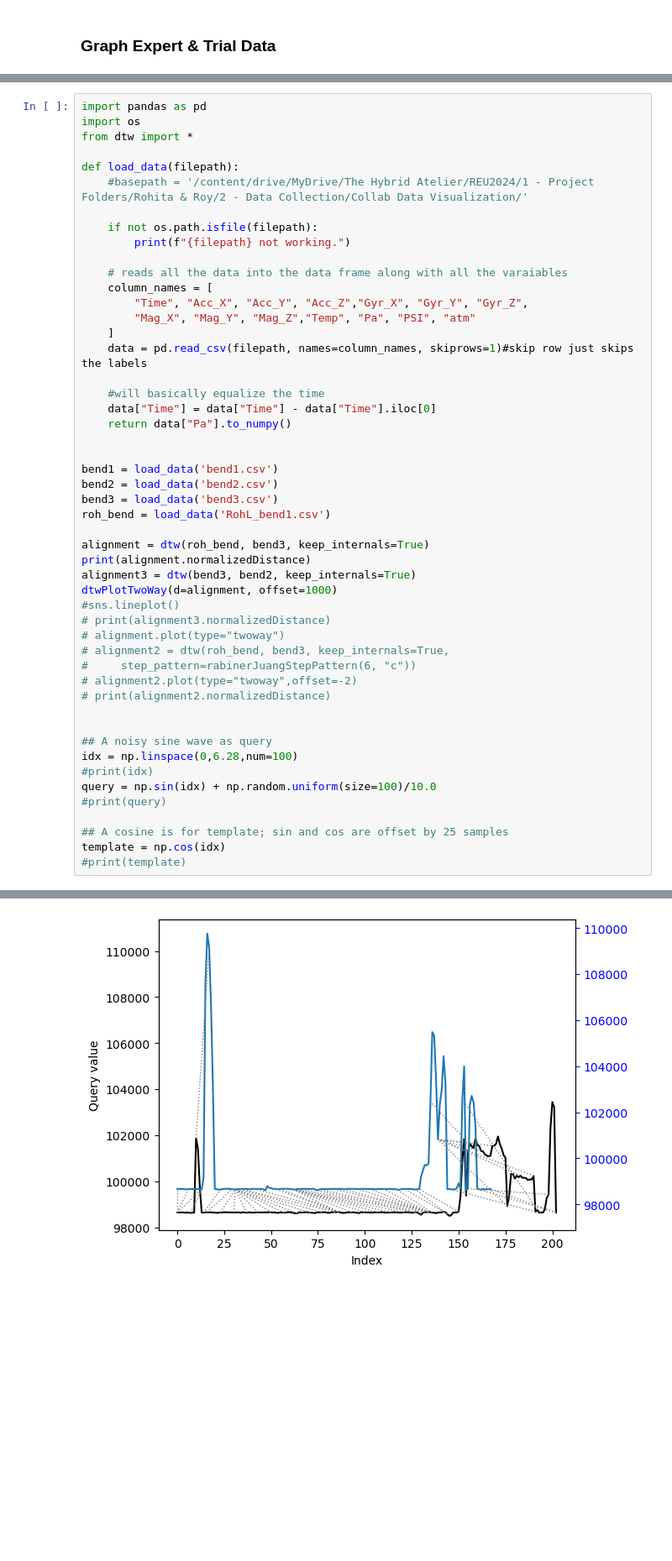
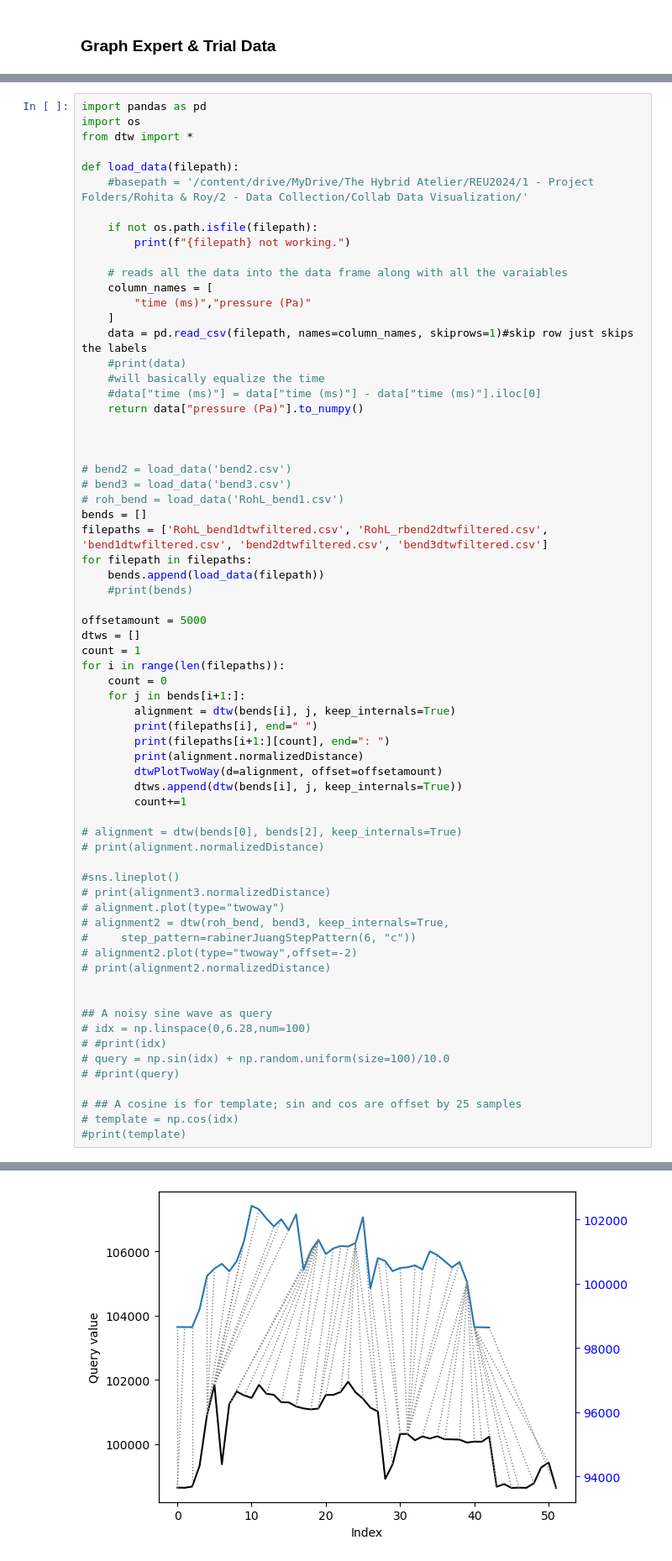
Before and after one commit to The-Hybrid-Atelier/2024-REU-Neon, a Jupyter notebook: livePressureExp/PressureLiveViz.ipynb, the cells around one changed output, grey strips where cells are left out. Shown at 84% size. Drawn from its saved outputs; the diff is of its cells as text; blank space fills up the shorter version.

Commit message:
data viz w/ diff's

```diff
--- a/livePressureExp/PressureLiveViz.ipynb
+++ b/livePressureExp/PressureLiveViz.ipynb
@@ -188,25 +332,42 @@ def load_data(filepath):
 
     # reads all the data into the data frame along with all the varaiables
     column_names = [
-        "Time", "Acc_X", "Acc_Y", "Acc_Z","Gyr_X", "Gyr_Y", "Gyr_Z",
-        "Mag_X", "Mag_Y", "Mag_Z","Temp", "Pa", "PSI", "atm"
+        "time (ms)","pressure (Pa)"
     ]
     data = pd.read_csv(filepath, names=column_names, skiprows=1)#skip row just skips the labels
-
+    #print(data)
     #will basically equalize the time
-    data["Time"] = data["Time"] - data["Time"].iloc[0]
-    return data["Pa"].to_numpy()
+    #data["time (ms)"] = data["time (ms)"] - data["time (ms)"].iloc[0]
+    return data["pressure (Pa)"].to_numpy()
 
 
-bend1 = load_data('bend1.csv')
-bend2 = load_data('bend2.csv')
-bend3 = load_data('bend3.csv')
-roh_bend = load_data('RohL_bend1.csv')
 
-alignment = dtw(roh_bend, bend3, keep_internals=True)
-print(alignment.normalizedDistance)
-alignment3 = dtw(bend3, bend2, keep_internals=True)
-dtwPlotTwoWay(d=alignment, offset=1000)
+# bend2 = load_data('bend2.csv')
+# bend3 = load_data('bend3.csv')
+# roh_bend = load_data('RohL_bend1.csv')
+bends = []
+filepaths = ['RohL_bend1dtwfiltered.csv', 'RohL_rbend2dtwfiltered.csv', 'bend1dtwfiltered.csv', 'bend2dtwfiltered.csv', 'bend3dtwfiltered.csv']
+for filepath in filepaths:
+    bends.append(load_data(filepath))
+    #print(bends)
+
+offsetamount = 5000
+dtws = []
+count = 1
+for i in range(len(filepaths)):
+    count = 0
+    for j in bends[i+1:]:
+        alignment = dtw(bends[i], j, keep_internals=True)
+        print(filepaths[i], end=" ")
+        print(filepaths[i+1:][count], end=": ")
+        print(alignment.normalizedDistance)
+        dtwPlotTwoWay(d=alignment, offset=offsetamount)
+        dtws.append(dtw(bends[i], j, keep_internals=True))
+        count+=1
+
+# alignment = dtw(bends[0], bends[2], keep_internals=True)
+# print(alignment.normalizedDistance)
+
 #sns.lineplot()
 # print(alignment3.normalizedDistance)
 # alignment.plot(type="twoway")
@@ -217,12 +378,12 @@ dtwPlotTwoWay(d=alignment, offset=1000)
 
 
 ## A noisy sine wave as query
-idx = np.linspace(0,6.28,num=100)
-#print(idx)
-query = np.sin(idx) + np.random.uniform(size=100)/10.0
-#print(query)
+# idx = np.linspace(0,6.28,num=100)
+# #print(idx)
+# query = np.sin(idx) + np.random.uniform(size=100)/10.0
+# #print(query)
 
-## A cosine is for template; sin and cos are offset by 25 samples
-template = np.cos(idx)
+# ## A cosine is for template; sin and cos are offset by 25 samples
+# template = np.cos(idx)
 #print(template)
 # %% [output]
@@ -230 +404 @@ template = np.cos(idx)
-[figure, old version]
+[figure, new version]
```
Also changed, not shown: parts of 8 cells of this notebook, 17 other files.
